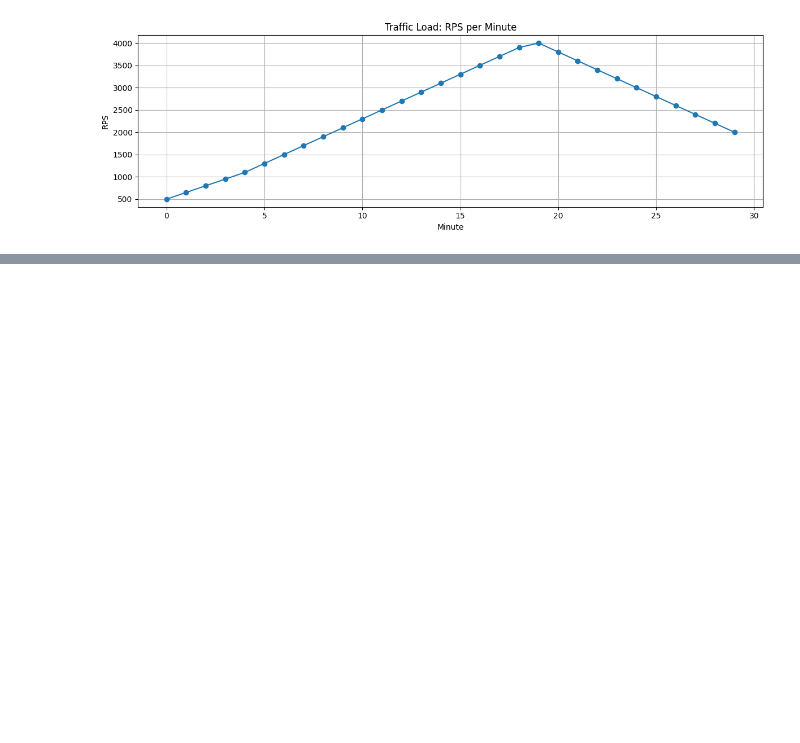
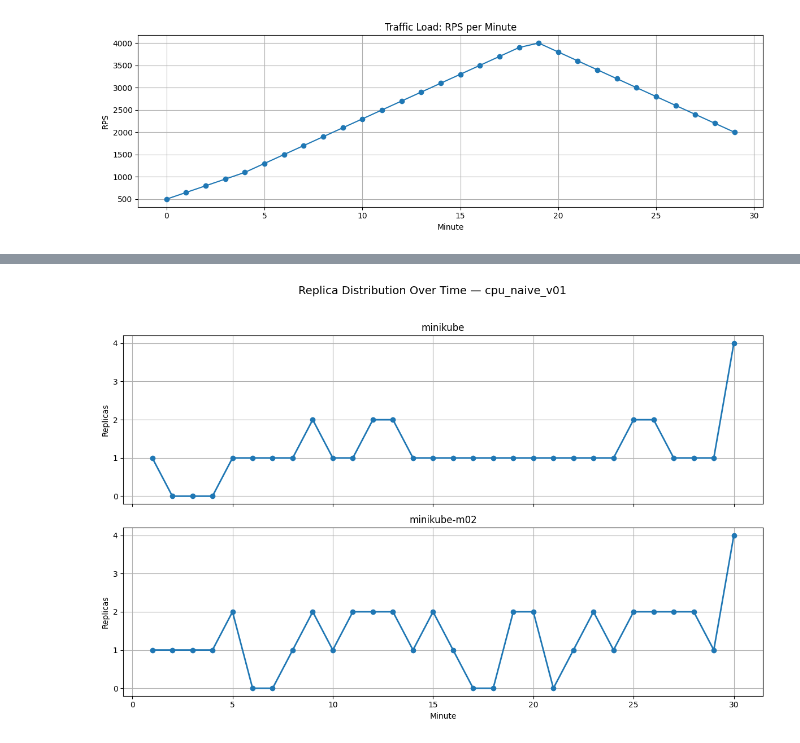
Before and after one commit to georgakopoulosgeo/Interference_Thesis_NTUA, a Jupyter notebook: Results/naive_vs_marla.ipynb, the cells around one changed output, grey strips where cells are left out. Saved outputs shown, nothing was run; the diff lists cells and outputs as text; code cells hidden in the pictures; blank space fills up the shorter version.

```diff
--- a/Results/naive_vs_marla.ipynb
+++ b/Results/naive_vs_marla.ipynb
@@ -150,0 +215,4 @@ plot_metric_over_time(["WIDE_lightLong_naive_v01.csv","WIDE_lightLong_marla_v01.
+# %%
+plot_replica_distribution_over_time("cpu_naive_v01")
+# %% [output]
+[figure, added]
```
Also changed, not shown: parts of 6 cells of this notebook, 7 other files.
